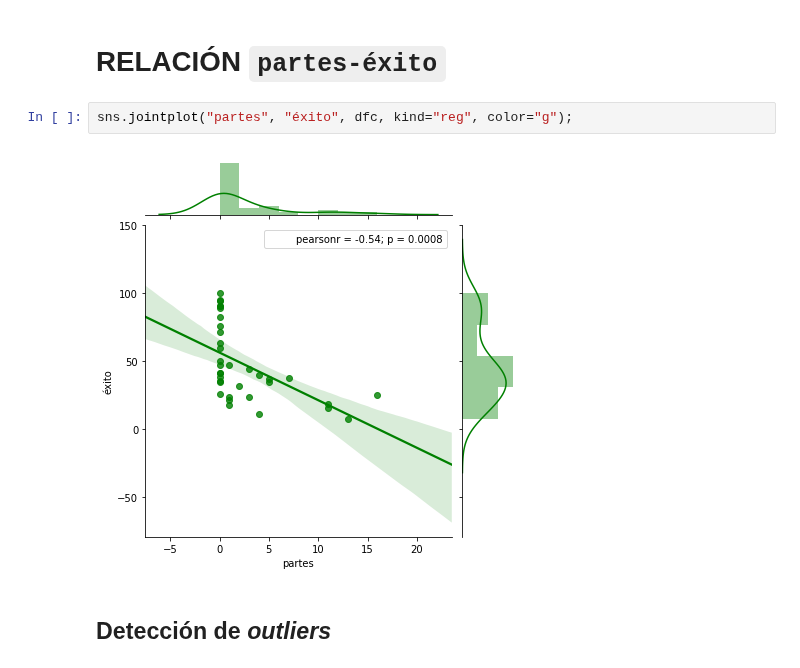
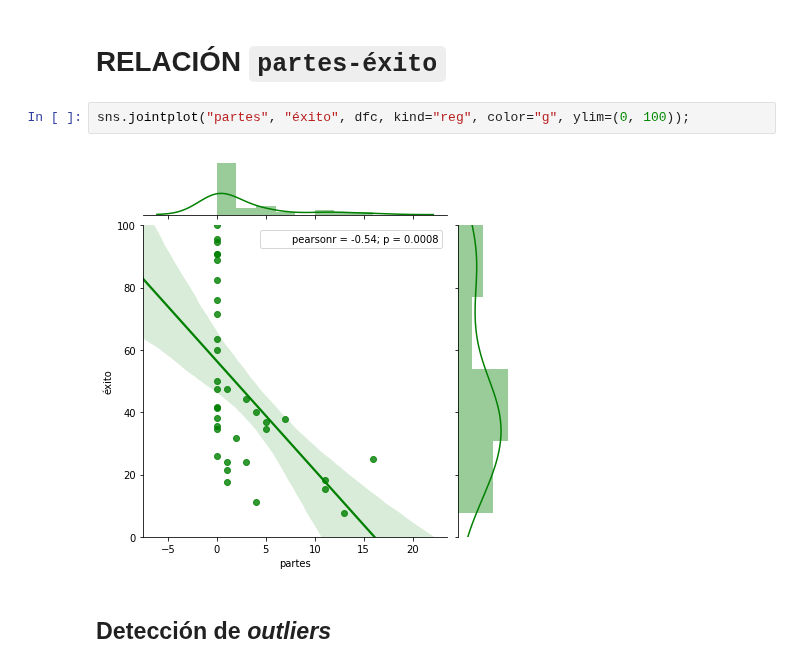
Before and after one commit to iespuertodelacruz/analitica, a Jupyter notebook: C1718/E2.ipynb, the cells around one changed output. Cells and saved outputs as stored; diff of their text form.

Commit message:
Fix Y scale on jointplots

```diff
--- a/C1718/E2.ipynb
+++ b/C1718/E2.ipynb
@@ -496,9 +496,9 @@ dfc[(dfc["absentismo"] > 25) & (dfc["éxito"] > 50)][["absentismo", "éxito"]]
 # %% [markdown]
 # RELACIÓN `partes-éxito`
 # %%
-sns.jointplot("partes", "éxito", dfc, kind="reg", color="g");
+sns.jointplot("partes", "éxito", dfc, kind="reg", color="g", ylim=(0, 100));
 # %% [output]
-[figure, old version]
+[figure, new version]
 # %% [markdown]
 ## Detección de *outliers*
 # %% [markdown]
```
Also changed, not shown: parts of 3 cells of this notebook.
